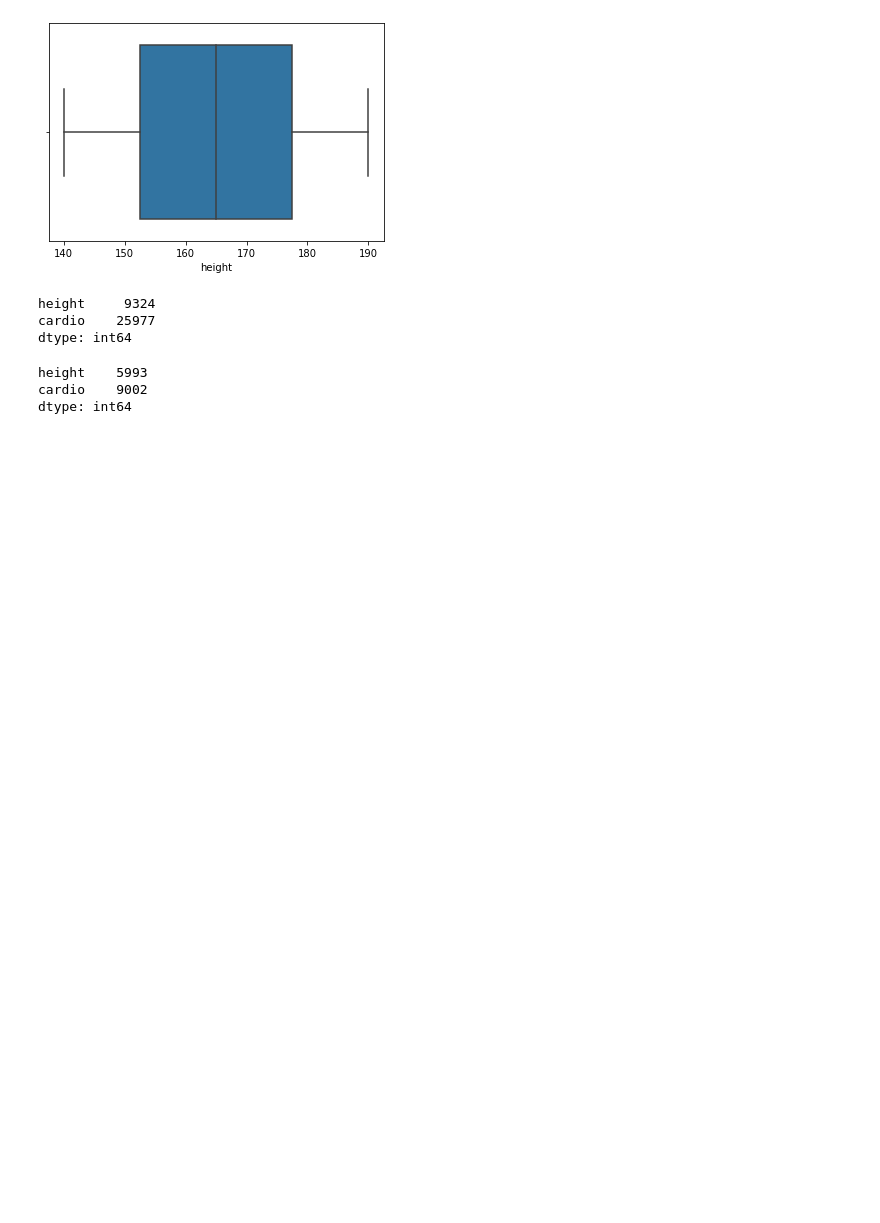
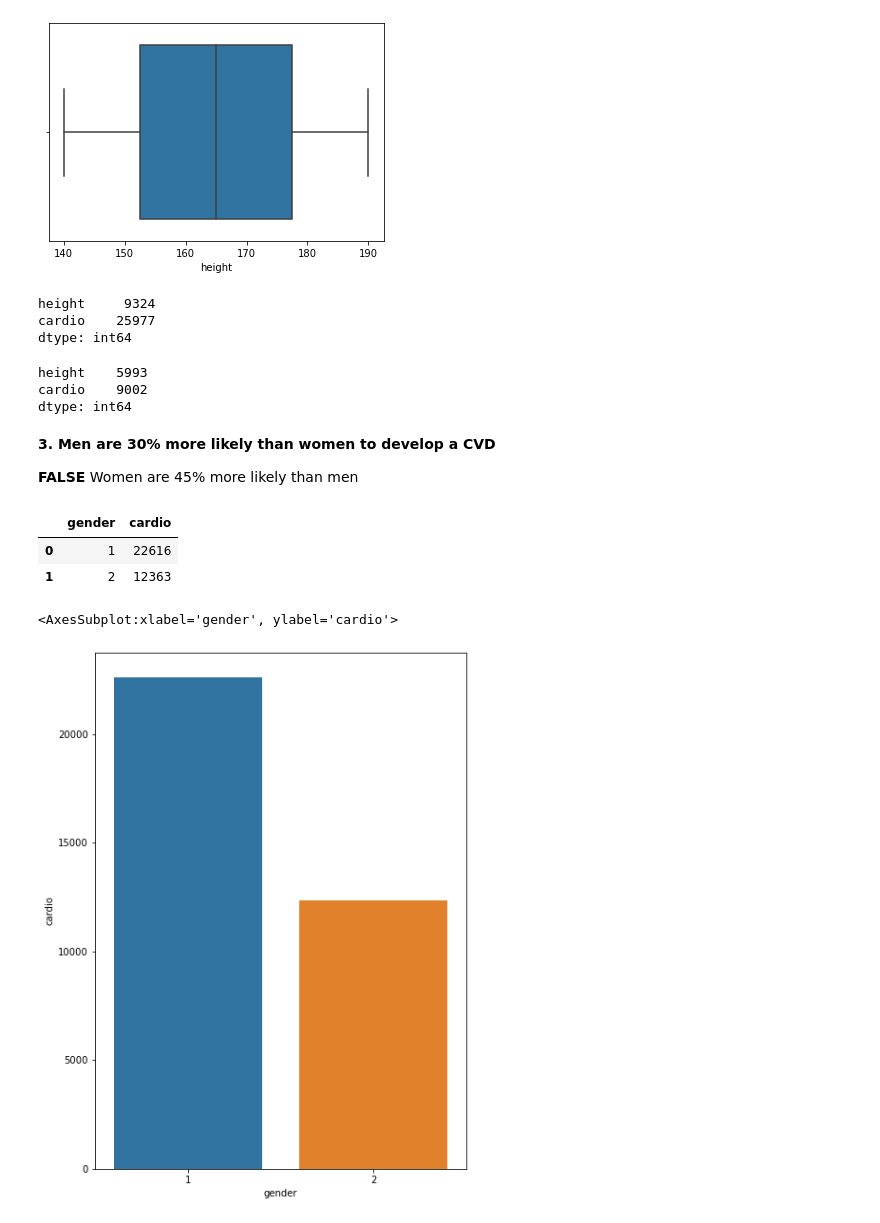
Before and after one commit to HenriqueCR1291/cardio_catch_diseases, a Jupyter notebook: m01_cardio_catch_diseases.ipynb, the cells around one changed output. Drawn from its saved outputs; the diff is of its cells as text; code cells hidden in the pictures; blank space fills up the shorter version.

```diff
--- a/m01_cardio_catch_diseases.ipynb
+++ b/m01_cardio_catch_diseases.ipynb
@@ -89,7 +89,12 @@ dtype: int64
 # %% [markdown]
 ## 1.4. Unit change
 # %%
+#age (int)
 df1['age'] = (df1['age']/365).astype(int)
+
+#weight (int)
+df1['weight'] = df1['weight'].astype(int)
+
 #plt.subplot(1,3,1)
 #sns.boxplot(x='age', data=df1)
 # %% [markdown]
@@ -347,3 +353,21 @@ aux2.sum()
 height    5993
 cardio    9002
 dtype: int64
+# %% [markdown]
+**3. Men are 30% more likely than women to develop a CVD**
+
+**FALSE** Women are 45% more likely than men
+# %%
+aux1 = df3[['gender', 'cardio']].groupby('gender').sum().reset_index()
+aux1
+# %% [output]
+|  | gender | cardio |
+| 0 | 1 | 22616 |
+| 1 | 2 | 12363 |
+# %%
+fig_dims = (7, 10)
+fig, ax = plt.subplots(figsize=fig_dims)
+sns.barplot(x='gender', y='cardio', ax=ax, data=aux1)
+# %% [output]
+<AxesSubplot:xlabel='gender', ylabel='cardio'>
+[figure, added]
```
Also changed, not shown: parts of 14 cells of this notebook.
